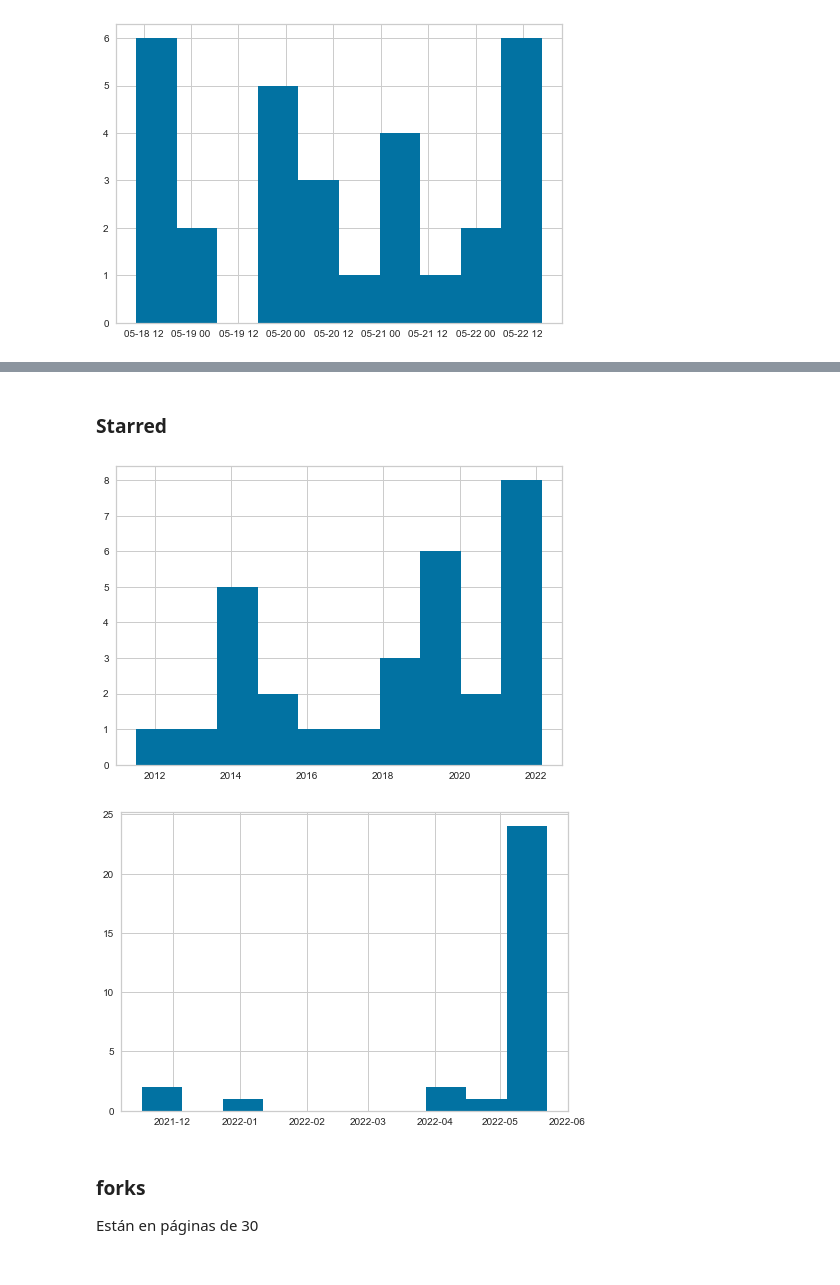
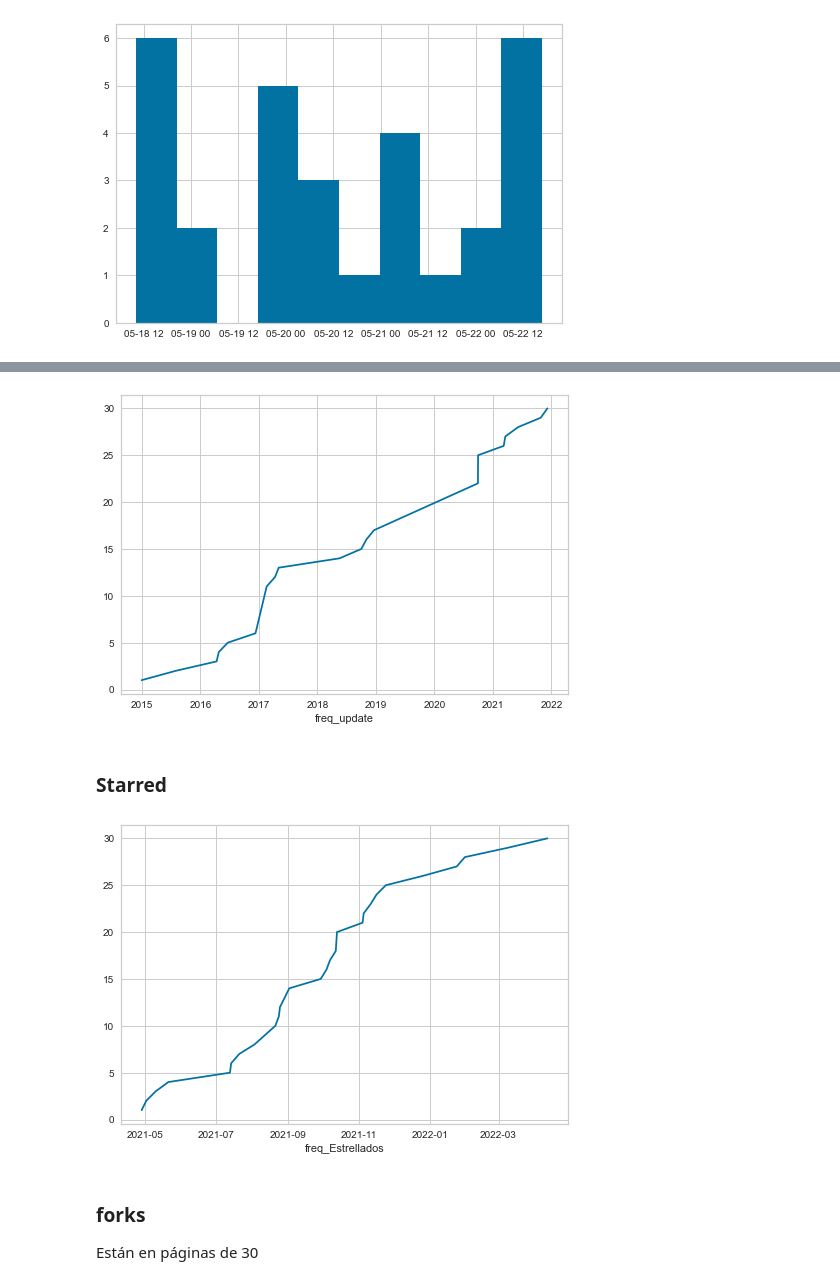
Before and after one commit to FunkySpiderman/Promisearch, a Jupyter notebook: pipeline/01-obtencion_datos/info_historica.ipynb, the cells around one changed output, grey strips where cells are left out. Cells and saved outputs as stored; diff of their text form; code cells hidden in the pictures.

```diff
--- a/pipeline/01-obtencion_datos/info_historica.ipynb
+++ b/pipeline/01-obtencion_datos/info_historica.ipynb
@@ -349,2 +384,6 @@ plt.show()
+# %%
+df1=lista_fecha_a_df(fechas_creacion1,'update')
+# %% [output]
+[figure, added]
 # %% [markdown]
 ### Starred
@@ -351,18 +413,10 @@ plt.show()
 # %%
 lista_starred=request_github('https://api.github.com/users/soffes/starred')
 
-fechas_creacion=[]
-fechas_update=[]
+fechas_creacion_starred=[]
 for li in lista_starred:
-  fechas_creacion.append(li['created_at'])
-  fechas_update.append(li['updated_at'])
-
-y=pd.to_datetime(fechas_creacion)
-y1=pd.to_datetime(fechas_update)
-plt.hist(y)
-plt.show()
-plt.hist(y1)
-plt.show()
+  fechas_creacion_starred.append(li['starred_at'])
-# %% [output]
-[figure, removed]
-[figure, removed]
+# %%
+df_hist_estrellas=lista_fecha_a_df(fechas_creacion_starred,'Estrellados')
+# %% [output]
+[figure, added]
```
Also changed, not shown: parts of 18 cells of this notebook, 1 other file.
